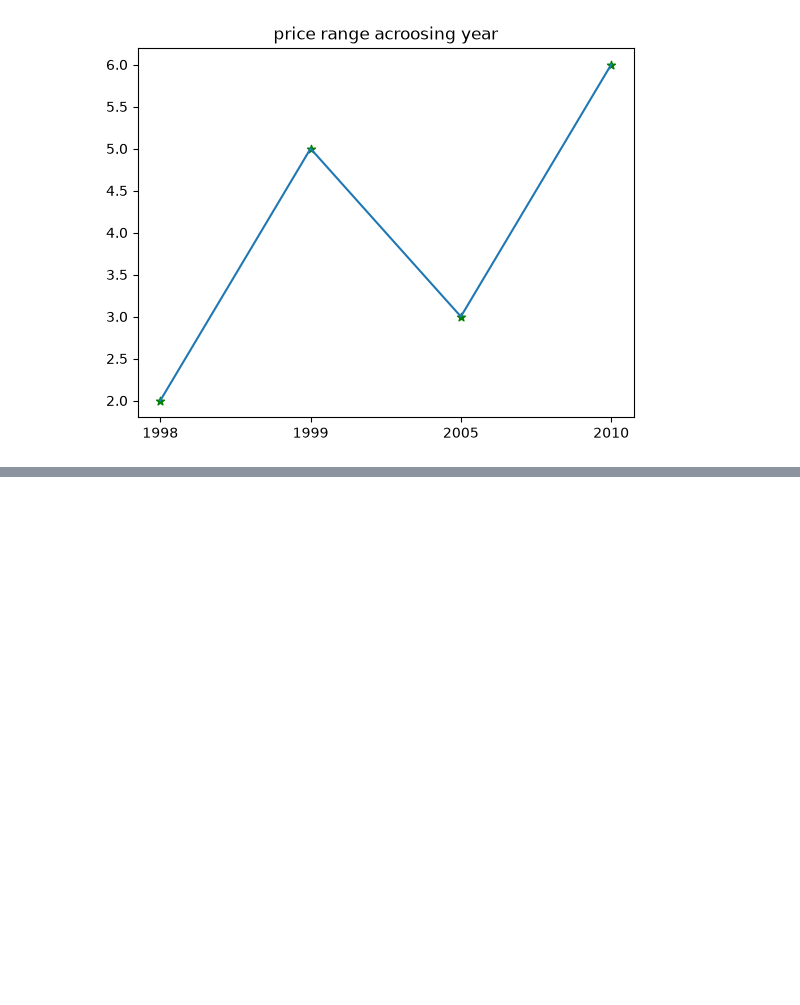
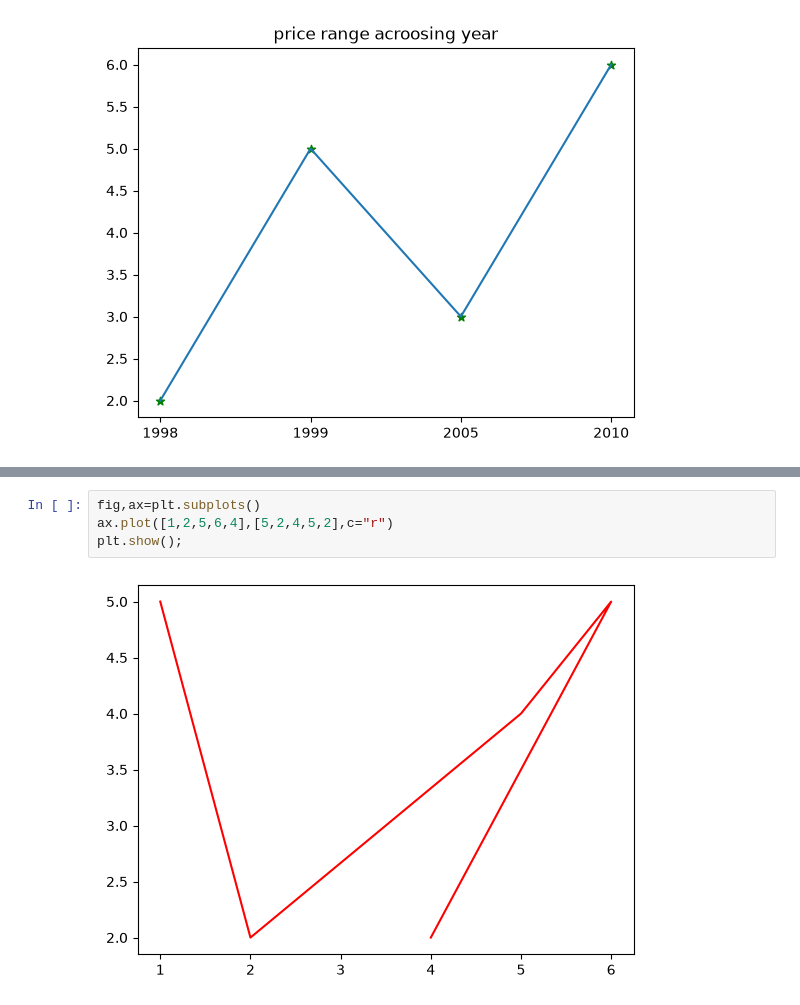
Before and after one commit to prasannadevi98/python_datalab, a Jupyter notebook: matplotlib.ipynb, the cells around one changed output, grey strips where cells are left out. Drawn from its saved outputs; the diff is of its cells as text; blank space fills up the shorter version.

```diff
--- a/matplotlib.ipynb
+++ b/matplotlib.ipynb
@@ -92,0 +126,6 @@ plt.show();
+# %%
+fig,ax=plt.subplots()
+ax.plot([1,2,5,6,4],[5,2,4,5,2],c="r")
+plt.show();
+# %% [output]
+[figure, added]
```
Also changed, not shown: parts of 22 cells of this notebook.
